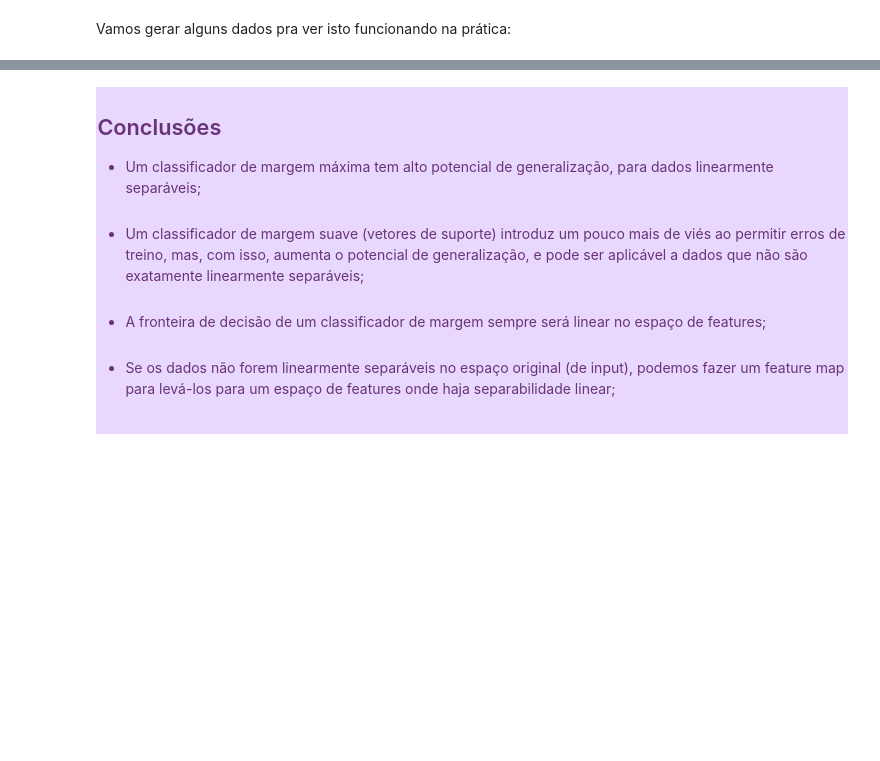
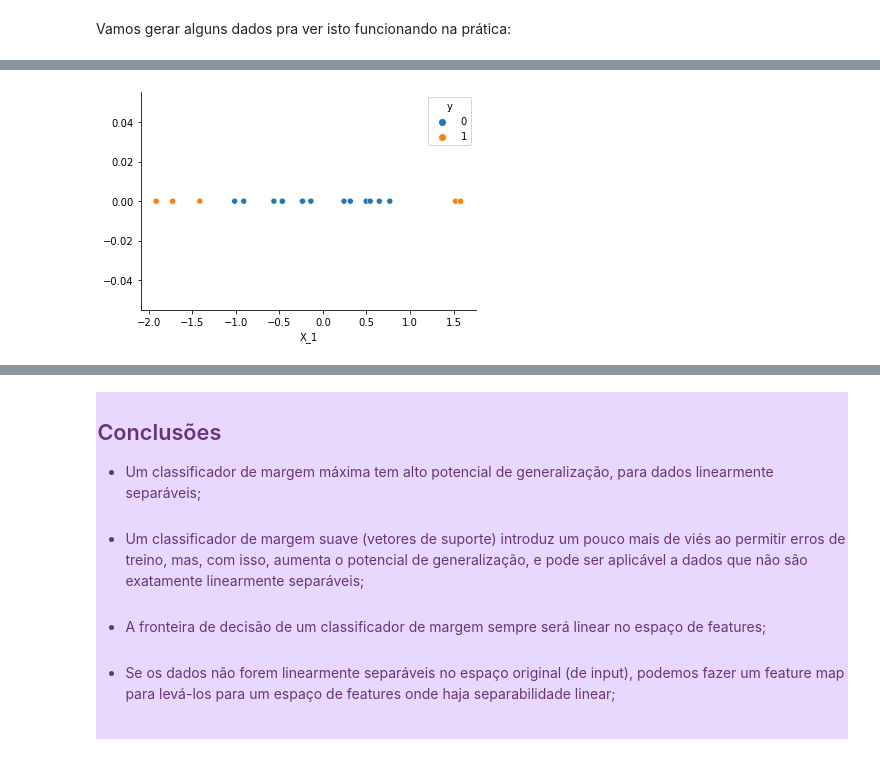
Before and after one commit to remarchese/DS_turma815, a Jupyter notebook: ML2/Aula02/Aula 2 - SVM.ipynb, the cells around one changed output, grey strips where cells are left out. Saved outputs shown, nothing was run; the diff lists cells and outputs as text; code cells hidden in the pictures; blank space fills up the shorter version.

```diff
--- a/ML2/Aula02/Aula 2 - SVM.ipynb
+++ b/ML2/Aula02/Aula 2 - SVM.ipynb
@@ -214,2 +217,12 @@ Muito legal, não é mesmo?
 # %% [markdown]
 Vamos gerar alguns dados pra ver isto funcionando na prática:
+# %%
+np.random.seed(42)
+
+data = {'X_1': np.random.normal(0, 1, 20)}
+
+df = pd.DataFrame(data)
+
+df['y'] = df['X_1'].apply(lambda x: 1 if abs(x) > 1.1 else 0)
+
+df
@@ -215,0 +247,8 @@ Vamos gerar alguns dados pra ver isto funcionando na prática:
+# %%
+sns.scatterplot(data=df, x='X_1', y=np.zeros(df.shape[0]), hue='y')
+
+sns.despine() # tirar a borda superior e esquerda
+
+plt.show()
+# %% [output]
+[figure, added]
```
Also changed, not shown: parts of 10 cells of this notebook.
